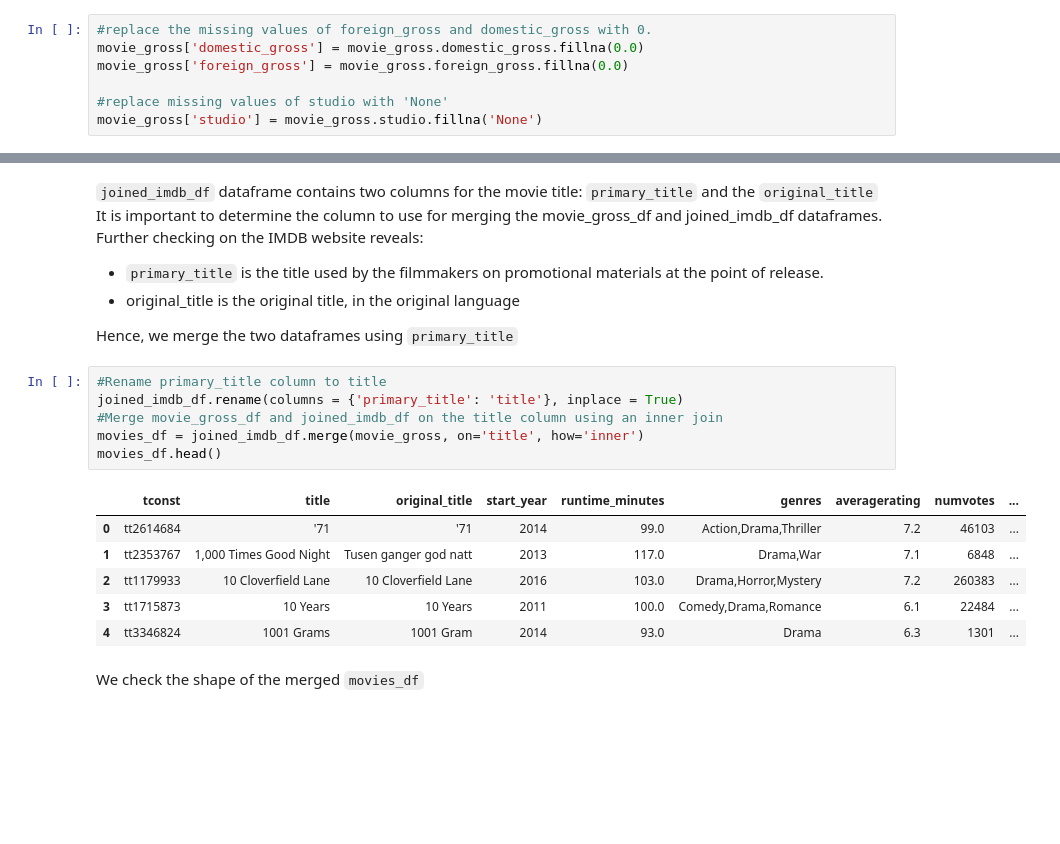
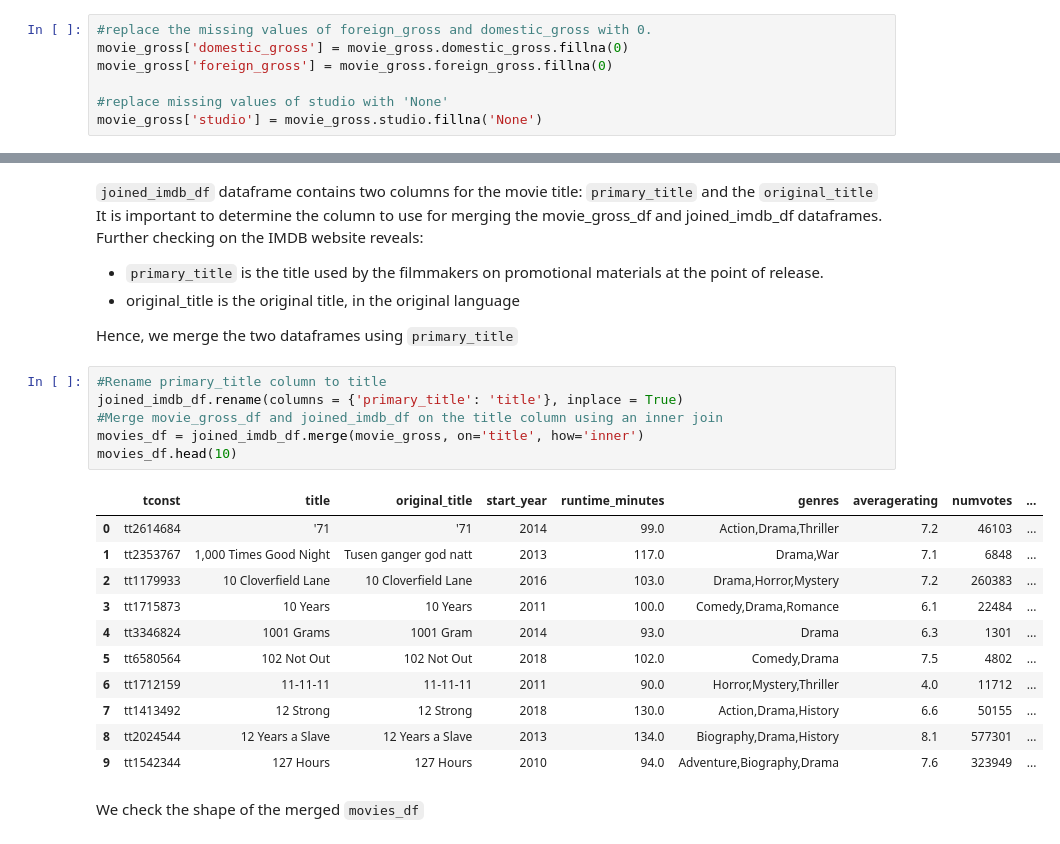
Before and after one commit to jonvis23/dsc-phase-1-project, a Jupyter notebook: student.ipynb, the cells around one changed output, grey strips where cells are left out. Saved outputs shown, nothing was run; the diff lists cells and outputs as text; blank space fills up the shorter version.

```diff
--- a/student.ipynb
+++ b/student.ipynb
@@ -207,8 +207,8 @@ For `Movie_gross` dataset , we can conclude movie entries with null values did n
 Studio column contains 5 missing values, we replace this with `None`
 # %%
 #replace the missing values of foreign_gross and domestic_gross with 0.
-movie_gross['domestic_gross'] = movie_gross.domestic_gross.fillna(0.0)
-movie_gross['foreign_gross'] = movie_gross.foreign_gross.fillna(0.0)
+movie_gross['domestic_gross'] = movie_gross.domestic_gross.fillna(0)
+movie_gross['foreign_gross'] = movie_gross.foreign_gross.fillna(0)
 
 #replace missing values of studio with 'None'
 movie_gross['studio'] = movie_gross.studio.fillna('None')
@@ -413,16 +416,21 @@ Hence, we merge the two dataframes using `primary_title`
 # %%
 #Rename primary_title column to title
 joined_imdb_df.rename(columns = {'primary_title': 'title'}, inplace = True)
 #Merge movie_gross_df and joined_imdb_df on the title column using an inner join
 movies_df = joined_imdb_df.merge(movie_gross, on='title', how='inner')
-movies_df.head()
+movies_df.head(10)
 # %% [output]
 |  | tconst | title | original_title | start_year | runtime_minutes | genres | averagerating | numvotes | ... |
 | 0 | tt2614684 | '71 | '71 | 2014 | 99.0 | Action,Drama,Thriller | 7.2 | 46103 | ... |
 | 1 | tt2353767 | 1,000 Times Good Night | Tusen ganger god natt | 2013 | 117.0 | Drama,War | 7.1 | 6848 | ... |
 | 2 | tt1179933 | 10 Cloverfield Lane | 10 Cloverfield Lane | 2016 | 103.0 | Drama,Horror,Mystery | 7.2 | 260383 | ... |
 | 3 | tt1715873 | 10 Years | 10 Years | 2011 | 100.0 | Comedy,Drama,Romance | 6.1 | 22484 | ... |
 | 4 | tt3346824 | 1001 Grams | 1001 Gram | 2014 | 93.0 | Drama | 6.3 | 1301 | ... |
+| 5 | tt6580564 | 102 Not Out | 102 Not Out | 2018 | 102.0 | Comedy,Drama | 7.5 | 4802 | ... |
+| 6 | tt1712159 | 11-11-11 | 11-11-11 | 2011 | 90.0 | Horror,Mystery,Thriller | 4.0 | 11712 | ... |
+| 7 | tt1413492 | 12 Strong | 12 Strong | 2018 | 130.0 | Action,Drama,History | 6.6 | 50155 | ... |
+| 8 | tt2024544 | 12 Years a Slave | 12 Years a Slave | 2013 | 134.0 | Biography,Drama,History | 8.1 | 577301 | ... |
+| 9 | tt1542344 | 127 Hours | 127 Hours | 2010 | 94.0 | Adventure,Biography,Drama | 7.6 | 323949 | ... |
 # %% [markdown]
 We check the shape of the merged `movies_df`
 # %%
```
Also changed, not shown: parts of 26 cells of this notebook, 7 other files.
